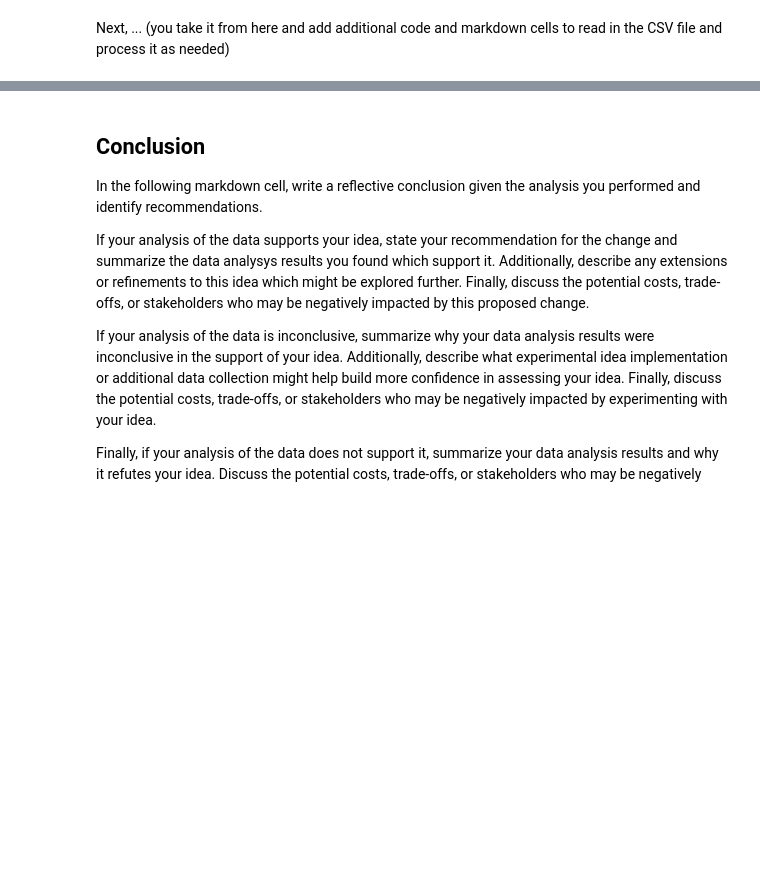
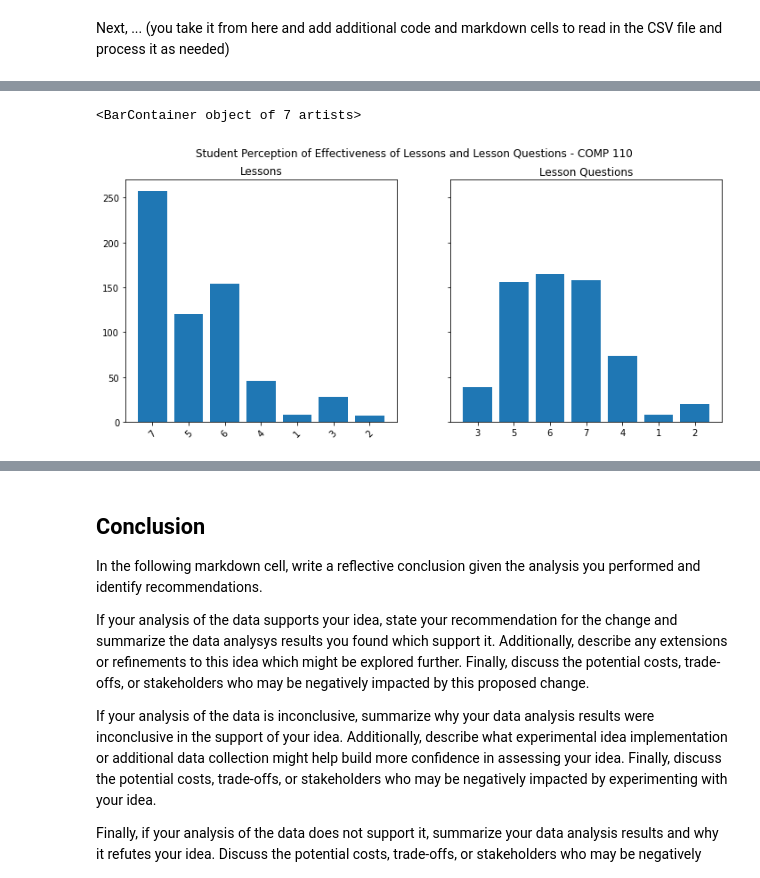
Before and after one commit to jmweaver20/comp110-22s-workspace, a Jupyter notebook: exercises/ex08/analysis.ipynb, the cells around one changed output, grey strips where cells are left out. Cells and saved outputs as stored; diff of their text form; code cells hidden in the pictures; blank space fills up the shorter version.

```diff
--- a/exercises/ex08/analysis.ipynb
+++ b/exercises/ex08/analysis.ipynb
@@ -73,0 +79,10 @@ SURVEY_DATA_CSV_FILE_PATH: str = "../../data/survey.csv"
+# %%
+data_rows: list[dict[str, str]] = read_csv_rows(SURVEY_DATA_CSV_FILE_PATH)
+data_cols: dict[str, list[str]] = columnar(data_rows)
+selected_data: dict[str, list[str]] = select(data_cols, ["ls_effective", "lsqs_effective"])
+
+
+ls_effective: dict[str, int] = count(selected_data["ls_effective"])
+lsqs_effective: dict[str, int] = count(selected_data["lsqs_effective"])
+print(f"LS Effectiveness (1 - 7): {ls_effective}")
+print(f"LSQS Effectiveness (1 - 7): {lsqs_effective}")
@@ -73,0 +95,16 @@ SURVEY_DATA_CSV_FILE_PATH: str = "../../data/survey.csv"
+# %%
+from matplotlib import pyplot as plt
+
+fig, axes = plt.subplots(1, 2, figsize=(12, 5), sharey=True)
+fig.suptitle("Student Perception of Effectiveness of Lessons and Lesson Questions - COMP 110")
+
+
+axes[0].set_title("Lessons")
+axes[0].bar(ls_effective.keys(), ls_effective.values())
+axes[0].tick_params(axis='x', labelrotation = 45)
+
+axes[1].set_title("Lesson Questions")
+axes[1].bar(lsqs_effective.keys(), lsqs_effective.values())
+# %% [output]
+<BarContainer object of 7 artists>
+[figure, added]
```
Also changed, not shown: parts of 18 cells of this notebook, 1 other file.
